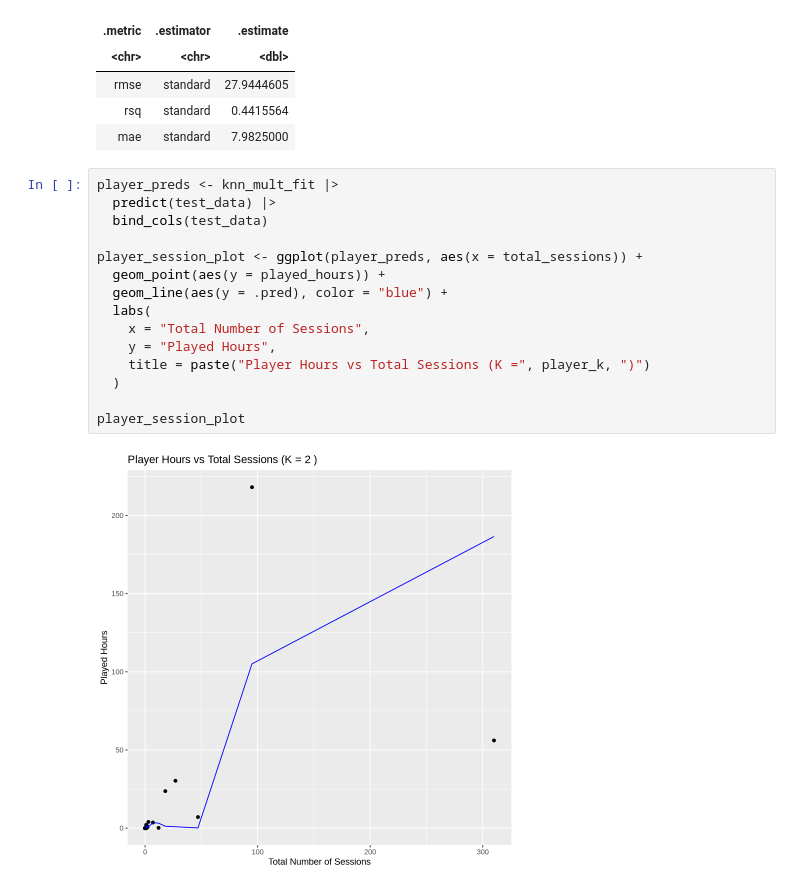
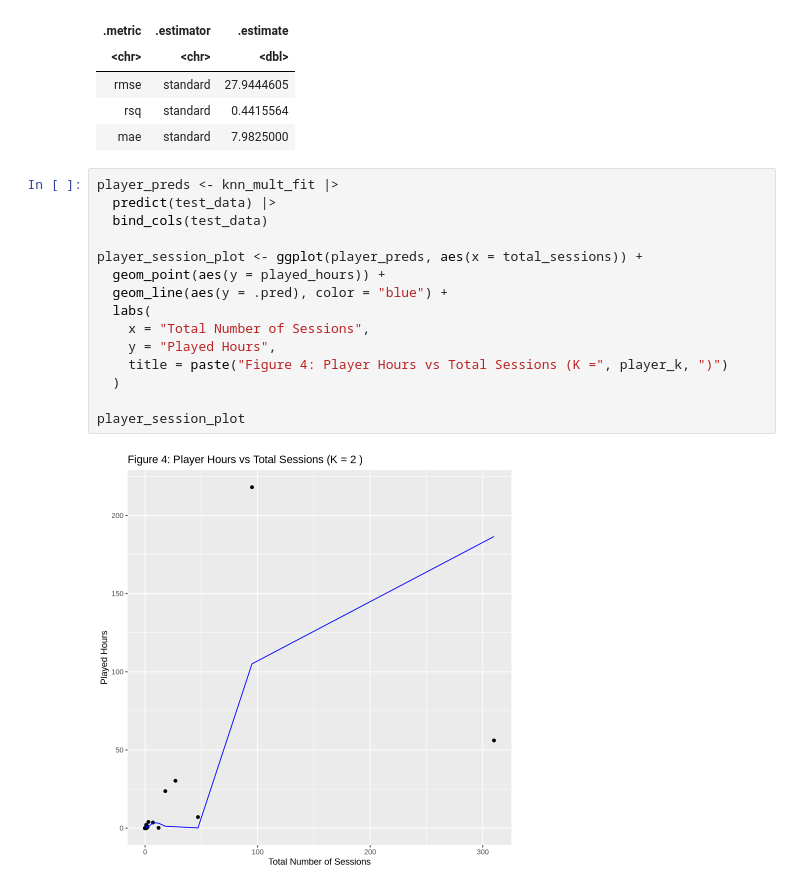
Before and after one commit to izzhou/dsci-100-project-team10, a Jupyter notebook: DSCI100_Project_Team_10.ipynb, the cells around one changed output. Drawn from its saved outputs; the diff is of its cells as text.

```diff
--- a/DSCI100_Project_Team_10.ipynb
+++ b/DSCI100_Project_Team_10.ipynb
@@ -338,20 +338,20 @@ A tibble: 3 × 3
 # %%
 player_preds <- knn_mult_fit |>
   predict(test_data) |>
   bind_cols(test_data)
 
 player_session_plot <- ggplot(player_preds, aes(x = total_sessions)) +
   geom_point(aes(y = played_hours)) +
   geom_line(aes(y = .pred), color = "blue") +
   labs(
     x = "Total Number of Sessions",
     y = "Played Hours",
-    title = paste("Player Hours vs Total Sessions (K =", player_k, ")")
+    title = paste("Figure 4: Player Hours vs Total Sessions (K =", player_k, ")")
   )
 
 player_session_plot
 # %% [output]
-[figure, old version]
+[figure, new version]
 # %%
 unique_days_plot <- ggplot(player_preds, aes(x = unique_days)) +
   geom_point(aes(y = played_hours)) +
```
Also changed, not shown: parts of 9 cells of this notebook.
